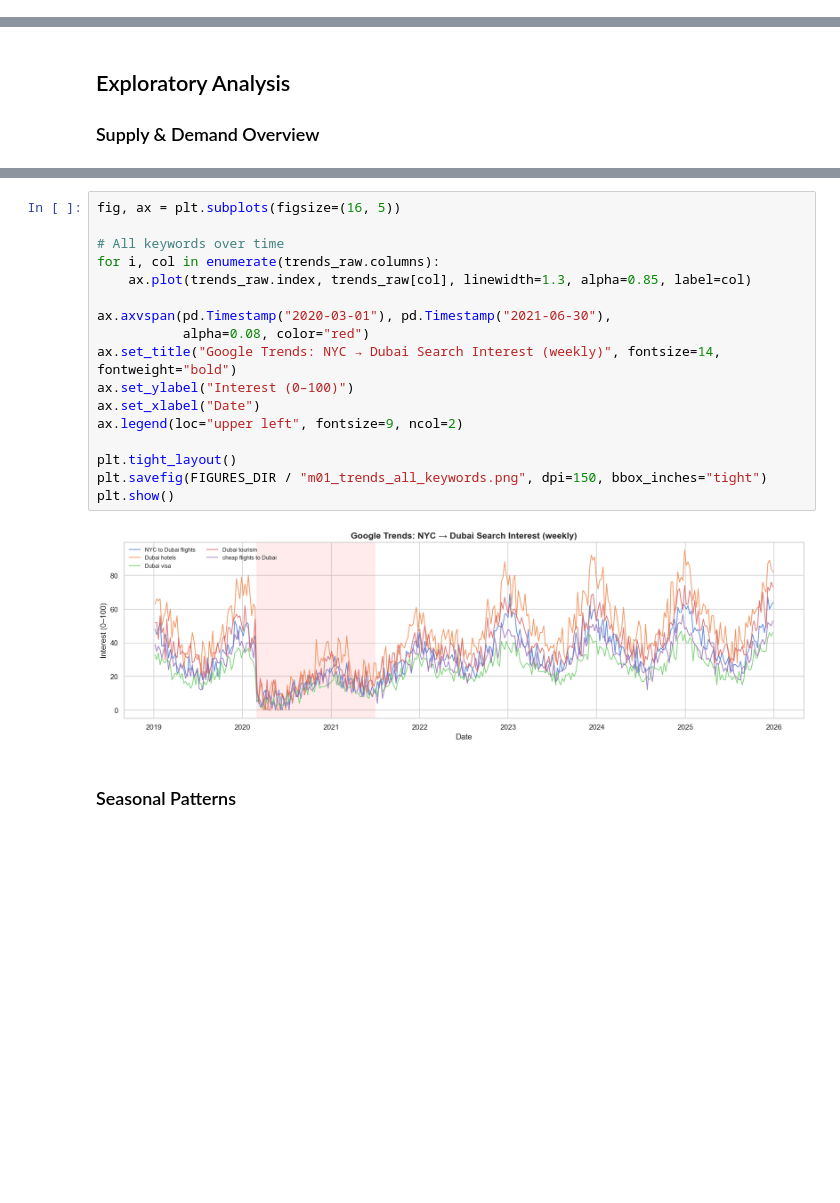
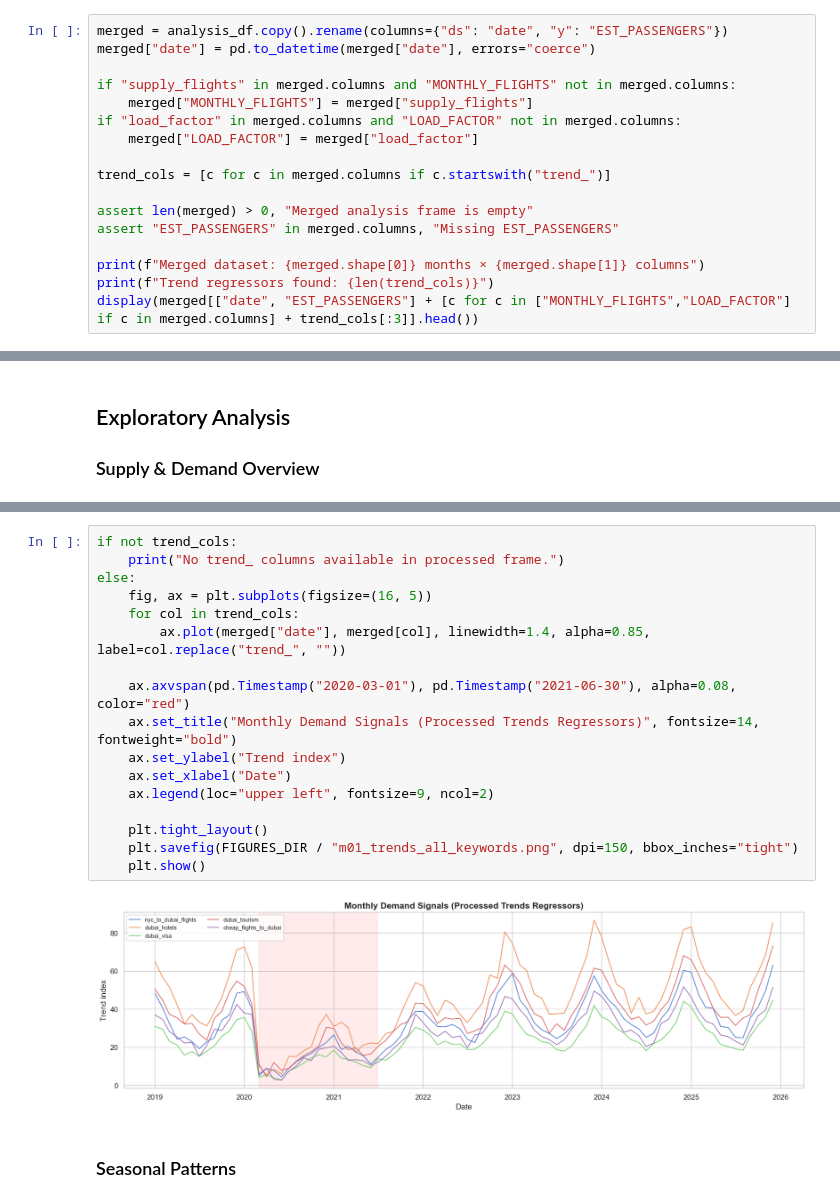
Before and after one commit to Dheerajc15/OTA-Growth-Analytics-NYC-Dubai, a Jupyter notebook: notebooks/01_demand_forecasting.ipynb, the cells around one changed output, grey strips where cells are left out. Drawn from its saved outputs; the diff is of its cells as text; blank space fills up the shorter version.

```diff
--- a/notebooks/01_demand_forecasting.ipynb
+++ b/notebooks/01_demand_forecasting.ipynb
@@ -147,0 +100,17 @@ Total est. passengers: 3,159,769
+# %%
+merged = analysis_df.copy().rename(columns={"ds": "date", "y": "EST_PASSENGERS"})
+merged["date"] = pd.to_datetime(merged["date"], errors="coerce")
+
+if "supply_flights" in merged.columns and "MONTHLY_FLIGHTS" not in merged.columns:
+    merged["MONTHLY_FLIGHTS"] = merged["supply_flights"]
+if "load_factor" in merged.columns and "LOAD_FACTOR" not in merged.columns:
+    merged["LOAD_FACTOR"] = merged["load_factor"]
+
+trend_cols = [c for c in merged.columns if c.startswith("trend_")]
+
+assert len(merged) > 0, "Merged analysis frame is empty"
+assert "EST_PASSENGERS" in merged.columns, "Missing EST_PASSENGERS"
+
+print(f"Merged dataset: {merged.shape[0]} months × {merged.shape[1]} columns")
+print(f"Trend regressors found: {len(trend_cols)}")
+display(merged[["date", "EST_PASSENGERS"] + [c for c in ["MONTHLY_FLIGHTS","LOAD_FACTOR"] if c in merged.columns] + trend_cols[:3]].head())
@@ -185,21 +157,21 @@ plt.show()
 # %%
-fig, ax = plt.subplots(figsize=(16, 5))
+if not trend_cols:
+    print("No trend_ columns available in processed frame.")
+else:
+    fig, ax = plt.subplots(figsize=(16, 5))
+    for col in trend_cols:
+        ax.plot(merged["date"], merged[col], linewidth=1.4, alpha=0.85, label=col.replace("trend_", ""))
 
-# All keywords over time
-for i, col in enumerate(trends_raw.columns):
-    ax.plot(trends_raw.index, trends_raw[col], linewidth=1.3, alpha=0.85, label=col)
+    ax.axvspan(pd.Timestamp("2020-03-01"), pd.Timestamp("2021-06-30"), alpha=0.08, color="red")
+    ax.set_title("Monthly Demand Signals (Processed Trends Regressors)", fontsize=14, fontweight="bold")
+    ax.set_ylabel("Trend index")
+    ax.set_xlabel("Date")
+    ax.legend(loc="upper left", fontsize=9, ncol=2)
 
-ax.axvspan(pd.Timestamp("2020-03-01"), pd.Timestamp("2021-06-30"),
-           alpha=0.08, color="red")
-ax.set_title("Google Trends: NYC → Dubai Search Interest (weekly)", fontsize=14, fontweight="bold")
-ax.set_ylabel("Interest (0–100)")
-ax.set_xlabel("Date")
-ax.legend(loc="upper left", fontsize=9, ncol=2)
-
-plt.tight_layout()
-plt.savefig(FIGURES_DIR / "m01_trends_all_keywords.png", dpi=150, bbox_inches="tight")
-plt.show()
+    plt.tight_layout()
+    plt.savefig(FIGURES_DIR / "m01_trends_all_keywords.png", dpi=150, bbox_inches="tight")
+    plt.show()
 # %% [output]
-[figure, old version]
+[figure, new version]
 # %% [markdown]
 ### Seasonal Patterns
```
Also changed, not shown: parts of 24 cells of this notebook, 4 other files.
